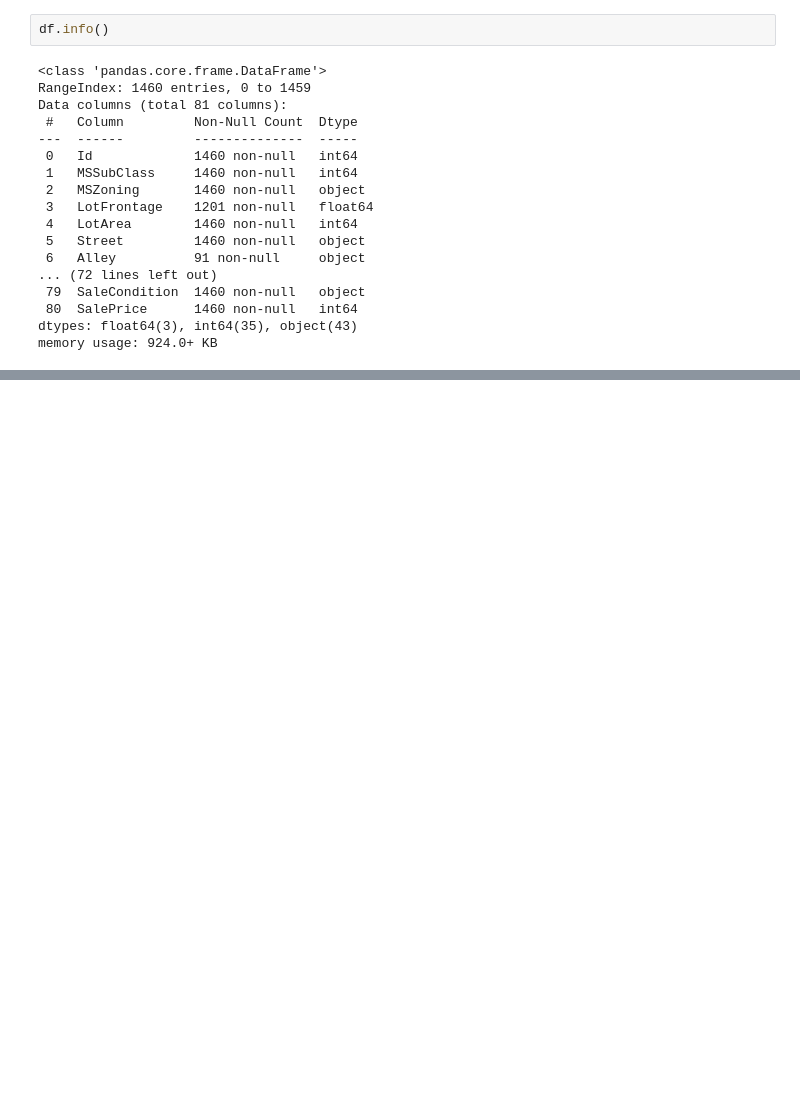
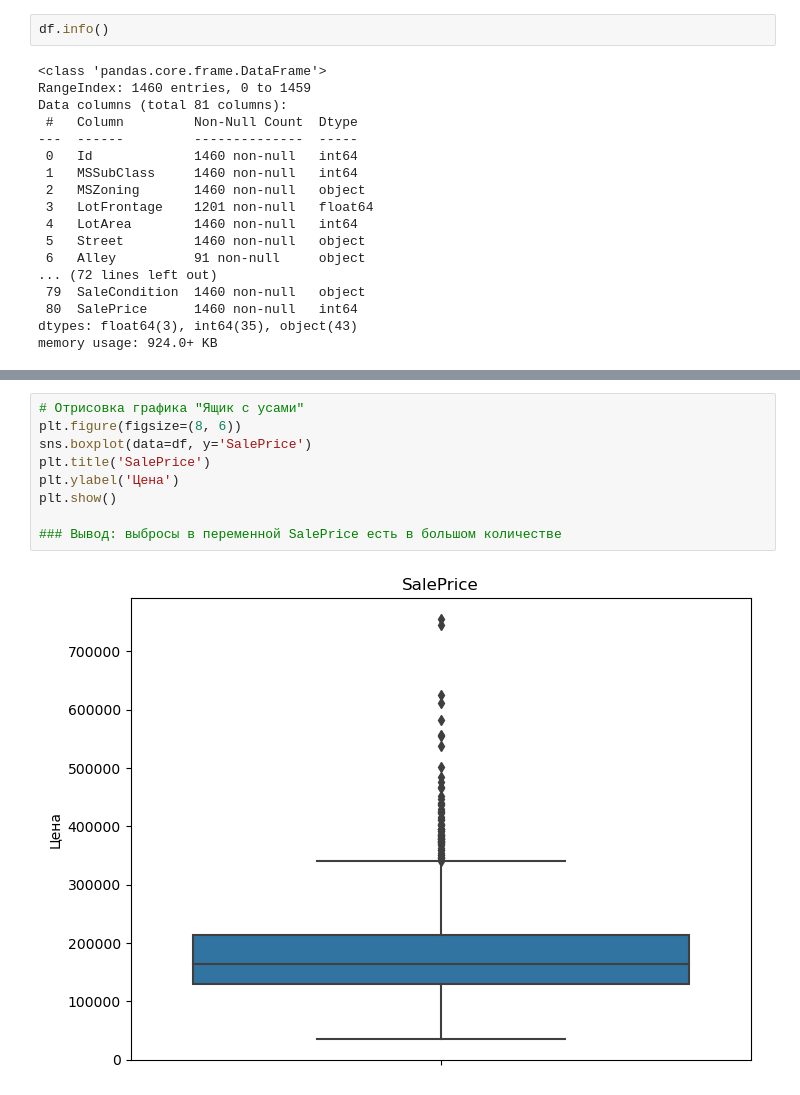
Before and after one commit to ElenaShherbakove/DZ_data_collection8, a Jupyter notebook: DZ_8_working_with_data/DZ_8.ipynb, the cells around one changed output, grey strips where cells are left out. Saved outputs shown, nothing was run; the diff lists cells and outputs as text; blank space fills up the shorter version.

```diff
--- a/DZ_8_working_with_data/DZ_8.ipynb
+++ b/DZ_8_working_with_data/DZ_8.ipynb
@@ -43,0 +202,11 @@ memory usage: 924.0+ KB
+# %%
+# Отрисовка графика "Ящик с усами"
+plt.figure(figsize=(8, 6))
+sns.boxplot(data=df, y='SalePrice')
+plt.title('SalePrice')
+plt.ylabel('Цена')
+plt.show()
+
+### Вывод: выбросы в переменной SalePrice есть в большом количестве
+# %% [output]
+[figure, added]
```
Also changed, not shown: parts of 42 cells of this notebook, 2 other files.
